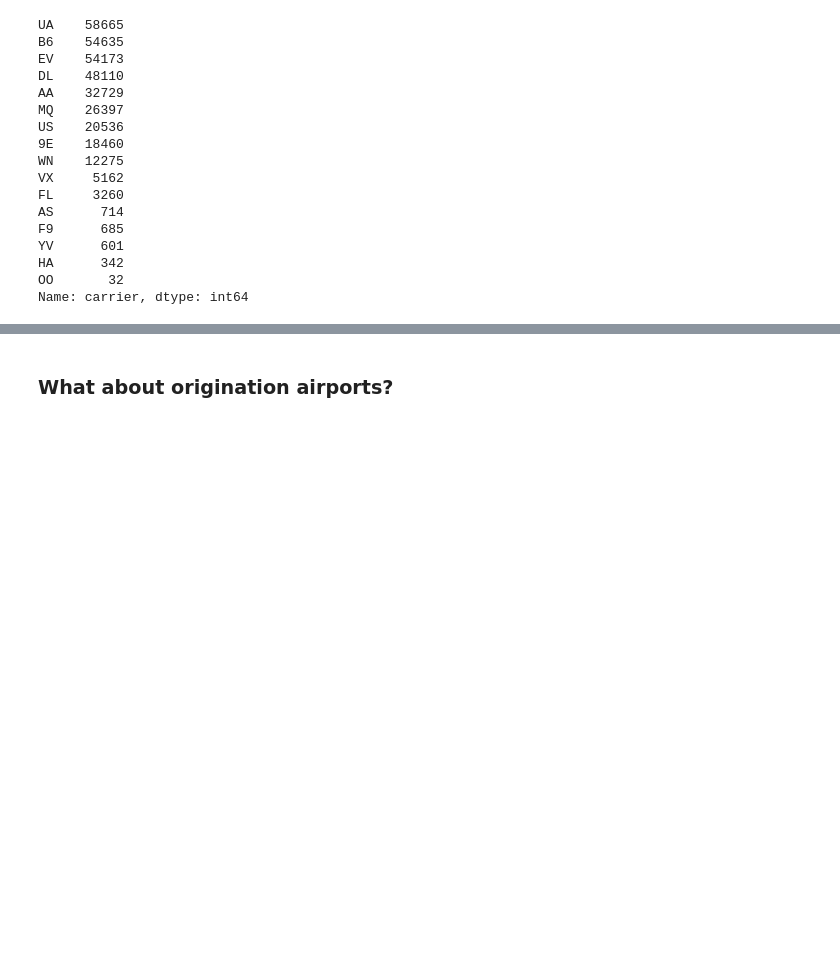
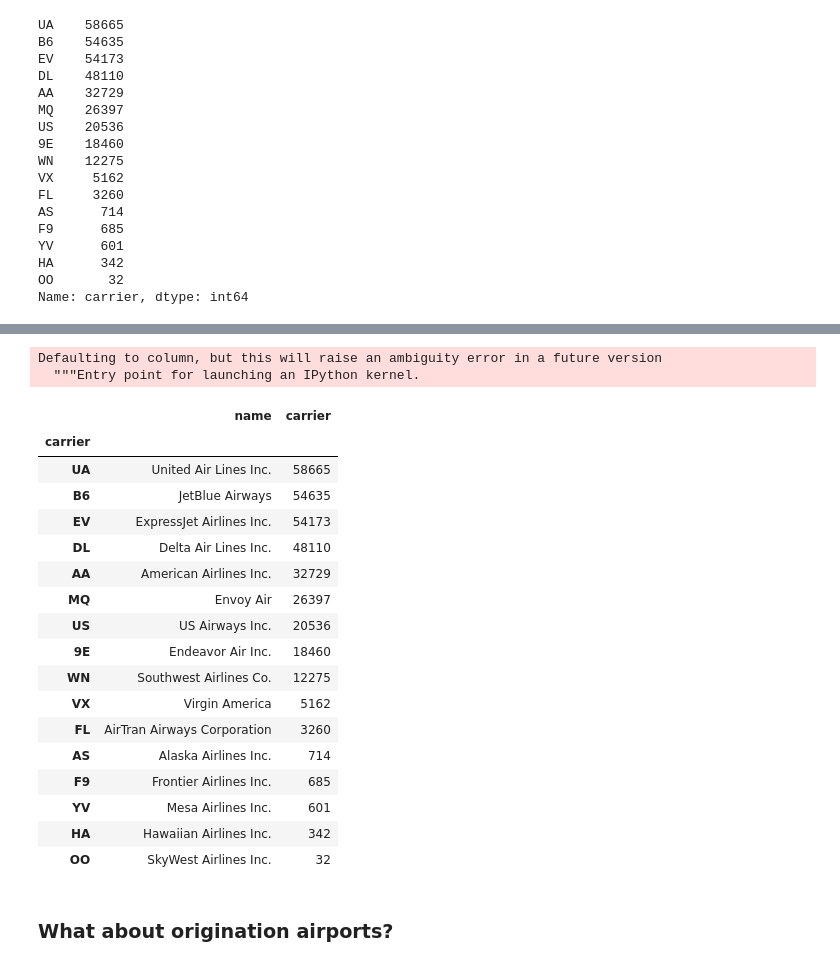
Before and after one commit to smileschen/2018-fa-stats131, a Jupyter notebook: 05-01_NYCFlights13.ipynb, the cells around one changed output, grey strips where cells are left out. Drawn from its saved outputs; the diff is of its cells as text; code cells hidden in the pictures; blank space fills up the shorter version.

```diff
--- a/05-01_NYCFlights13.ipynb
+++ b/05-01_NYCFlights13.ipynb
@@ -236,7 +256,8 @@ flights.carrier.nunique()
 # %% [output]
 16
 # %%
-flights.carrier.value_counts()
+carrier_counts = flights.carrier.value_counts()
+carrier_counts
 # %% [output]
 UA    58665
 B6    54635
@@ -258,3 +301,26 @@ Name: carrier, dtype: int64
+# %%
+airlines.join(carrier_counts).sort_values('carrier', ascending = False)
+# %% [output]
+Defaulting to column, but this will raise an ambiguity error in a future version
+  """Entry point for launching an IPython kernel.
+|  | name | carrier |
+| carrier |  |  |
+| UA | United Air Lines Inc. | 58665 |
+| B6 | JetBlue Airways | 54635 |
+| EV | ExpressJet Airlines Inc. | 54173 |
+| DL | Delta Air Lines Inc. | 48110 |
+| AA | American Airlines Inc. | 32729 |
+| MQ | Envoy Air | 26397 |
+| US | US Airways Inc. | 20536 |
+| 9E | Endeavor Air Inc. | 18460 |
+| WN | Southwest Airlines Co. | 12275 |
+| VX | Virgin America | 5162 |
+| FL | AirTran Airways Corporation | 3260 |
+| AS | Alaska Airlines Inc. | 714 |
+| F9 | Frontier Airlines Inc. | 685 |
+| YV | Mesa Airlines Inc. | 601 |
+| HA | Hawaiian Airlines Inc. | 342 |
+| OO | SkyWest Airlines Inc. | 32 |
 # %% [markdown]
 ### What about origination airports?
 # %%
```
Also changed, not shown: parts of 37 cells of this notebook.
